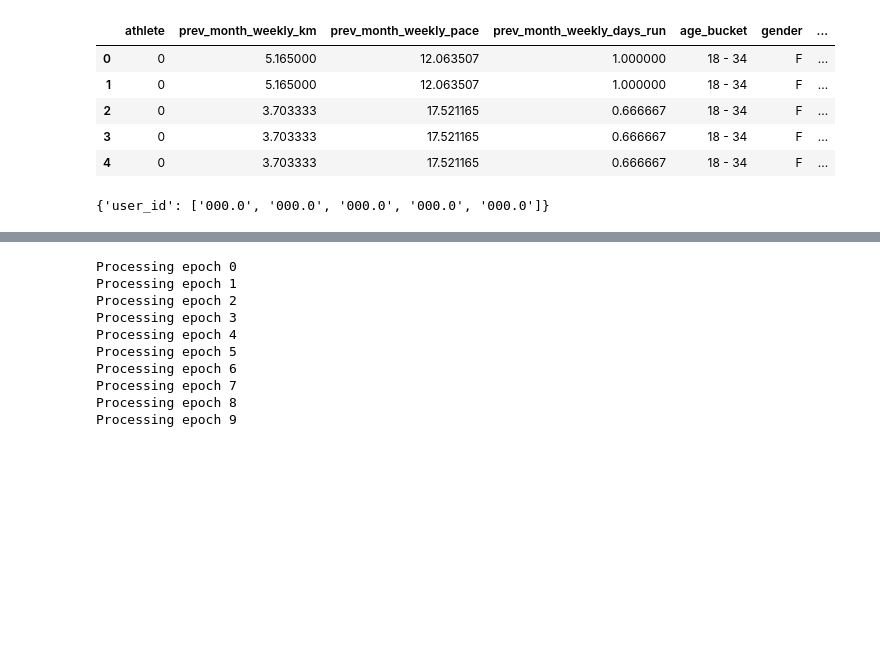
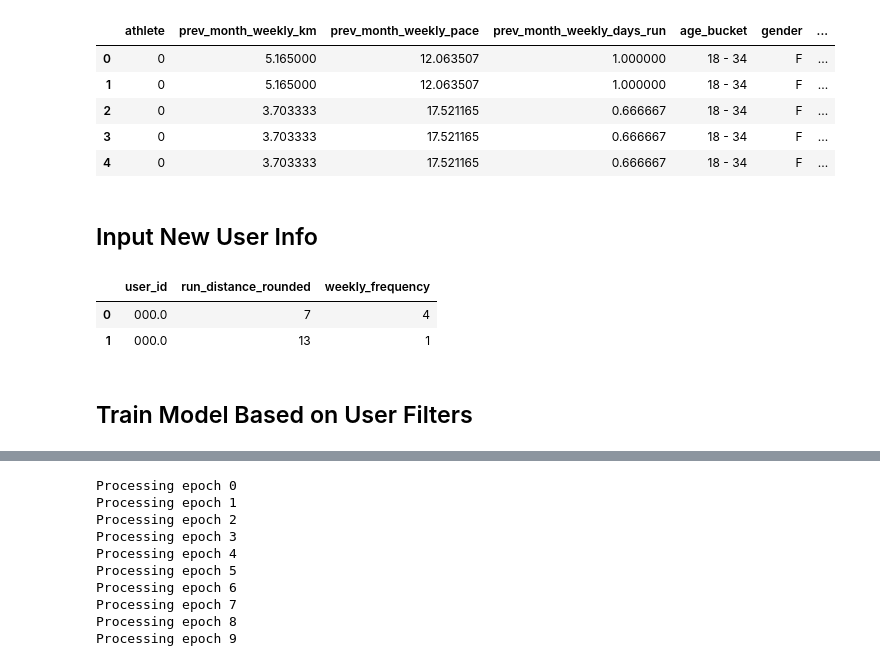
Before and after one commit to natec360/Capstone, a Jupyter notebook: Model/Recommender.ipynb, the cells around one changed output, grey strips where cells are left out. Saved outputs shown, nothing was run; the diff lists cells and outputs as text; code cells hidden in the pictures; blank space fills up the shorter version.

```diff
--- a/Model/Recommender.ipynb
+++ b/Model/Recommender.ipynb
@@ -77,22 +81,31 @@ raw_df.head()
 | 2 | 0 | 3.703333 | 17.521165 | 0.666667 | 18 - 34 | F | ... |
 | 3 | 0 | 3.703333 | 17.521165 | 0.666667 | 18 - 34 | F | ... |
 | 4 | 0 | 3.703333 | 17.521165 | 0.666667 | 18 - 34 | F | ... |
+# %% [markdown]
+## Input New User Info
 # %%
 #filter dataset based on targets
 gender = "F"
 weekly_target = 40
 age_bucket = "18 - 34"
 month = mtn("October")
-number_days = 5
+number_of_days = 5
 new_id = '000.0'
 
-#cold start for new user
-new_user_data = { 'user_id' : [new_id] * number_days,
-                  ''
+#cold start for new user. Assumes long run 2x distance other runs.
+new_user_data = {
+    'user_id' : [new_id] * 2,
+    'run_distance_rounded' : [round(weekly_target/6), round(weekly_target/3)],
+    'weekly_frequency' : [number_of_days -1, 1]
                 }
-new_user_data
+new_user_df = pd.DataFrame(new_user_data)
+new_user_df
 # %% [output]
-{'user_id': ['000.0', '000.0', '000.0', '000.0', '000.0']}
+|  | user_id | run_distance_rounded | weekly_frequency |
+| 0 | 000.0 | 7 | 4 |
+| 1 | 000.0 | 13 | 1 |
+# %% [markdown]
+## Train Model Based on User Filters
 # %%
 #define objects for Surprise. Must be in user, item, rating order
 filtered_df = raw_df.loc[
```
Also changed, not shown: parts of 15 cells of this notebook.
